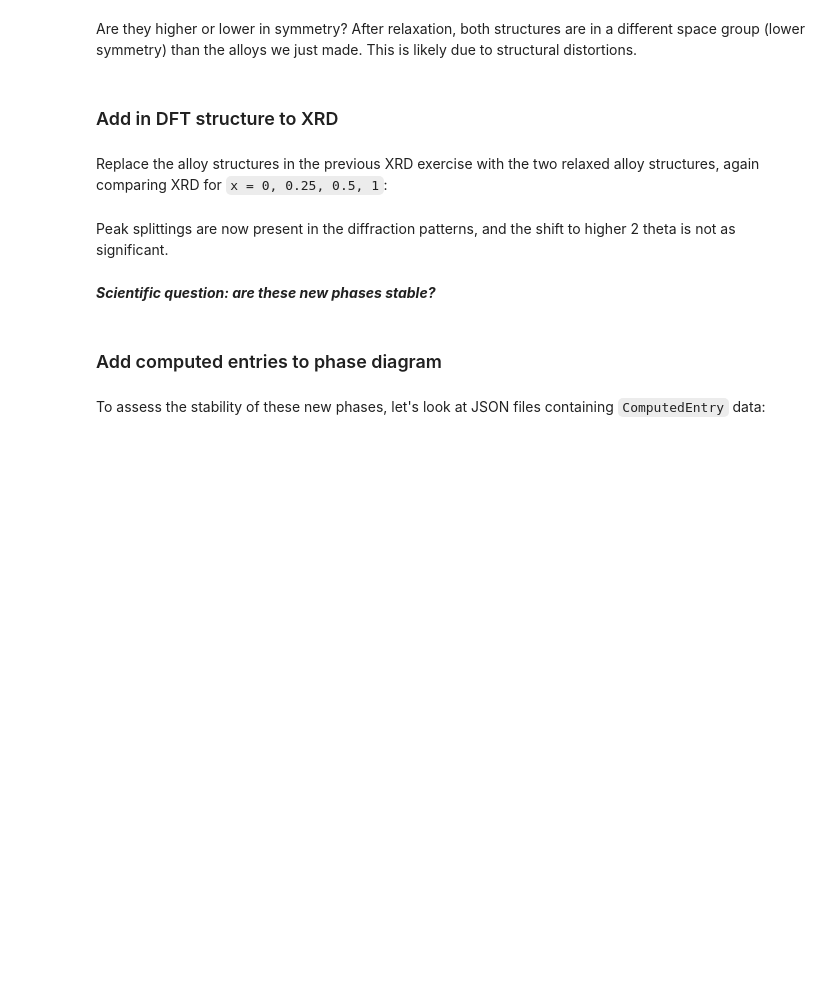
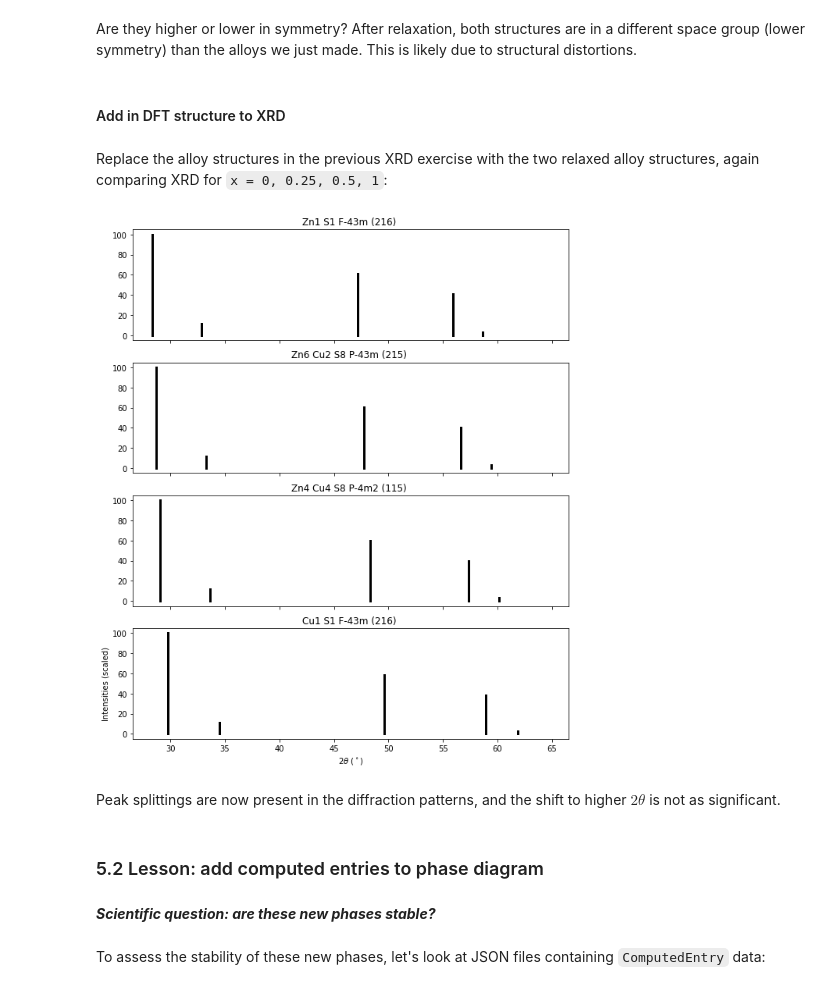
Before and after one commit to materialsproject/workshop, a Jupyter notebook: workshop/lessons/06_new_systems/06 - New Systems - filled.ipynb, the cells around one changed output. Cells and saved outputs as stored; diff of their text form; code cells hidden in the pictures; blank space fills up the shorter version.

```diff
--- a/workshop/lessons/06_new_systems/06 - New Systems - filled.ipynb
+++ b/workshop/lessons/06_new_systems/06 - New Systems - filled.ipynb
@@ -517,20 +717,31 @@ CuZnS2_relaxed.get_space_group_info()
 # %% [markdown]
 Are they higher or lower in symmetry? After relaxation, both structures are in a different space group (lower symmetry) than the alloys we just made. This is likely due to structural distortions.
 # %% [markdown]
-### Add in DFT structure to XRD
+#### Add in DFT structure to XRD
 # %% [markdown]
 Replace the alloy structures in the previous XRD exercise with the two relaxed alloy structures, again comparing XRD for `x = 0, 0.25, 0.5, 1`:
+# %%
+structures = [
+    ZnS_structure,
+    CuZn3S4_relaxed,
+    CuZnS2_relaxed,
+    CuS_structure
+ ]
 # %%
-xrd_plots = xrd.plot_structures([ZnS_structure, CuZn3S4_relaxed, CuZnS2_relaxed, CuS_structure],
-                                annotate_peaks=False,
-                                two_theta_range=[25,65],
-                                tight_layout=True, size_kwargs={'w': 10, 'h': 12}, fontsize=8)
+xrd_plots = xrd.plot_structures(
+    structures,
+    annotate_peaks=False,
+    two_theta_range=[25,65],
+    size_kwargs={'w': 10, 'h': 12},
+)
+# %% [output]
+[figure, added]
 # %% [markdown]
-Peak splittings are now present in the diffraction patterns, and the shift to higher 2 theta is not as significant.
+Peak splittings are now present in the diffraction patterns, and the shift to higher $2\theta$ is not as significant.
+# %% [markdown]
+### 5.2 Lesson: add computed entries to phase diagram
 # %% [markdown]
 ***Scientific question: are these new phases stable?***
-# %% [markdown]
-### Add computed entries to phase diagram
 # %% [markdown]
 To assess the stability of these new phases, let's look at JSON files containing `ComputedEntry` data:
 # %%
```
Also changed, not shown: parts of 166 cells of this notebook.
